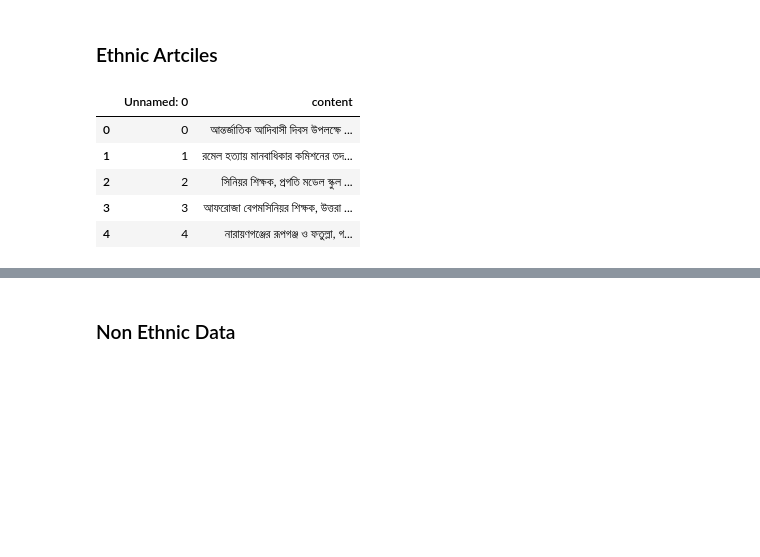
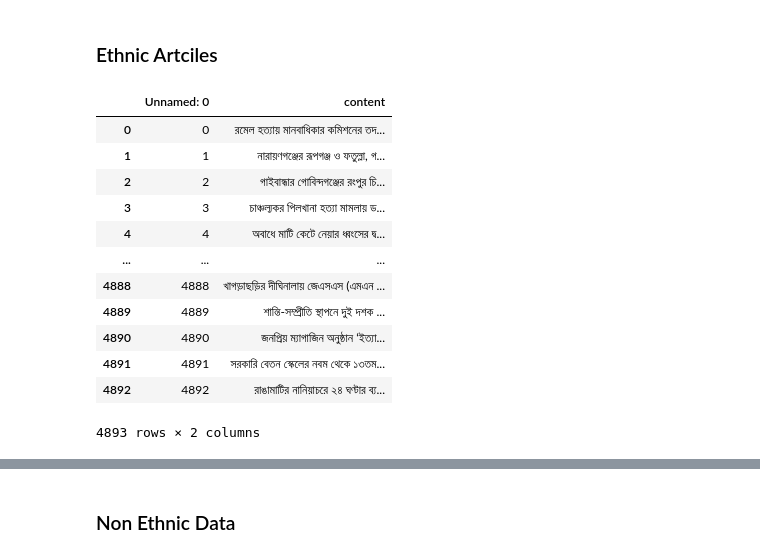
Before and after one commit to abj-paul/Representation-Discrimination-of-Ethnic-People-in-Bangladesh, a Jupyter notebook: few-shot-classification/Gemini_1_5.ipynb, the cells around one changed output, grey strips where cells are left out. Saved outputs shown, nothing was run; the diff lists cells and outputs as text; code cells hidden in the pictures; blank space fills up the shorter version.

```diff
--- a/few-shot-classification/Gemini_1_5.ipynb
+++ b/few-shot-classification/Gemini_1_5.ipynb
@@ -117,13 +99,20 @@ def post_process_gemini_1_5_flash_response_to_json(text):
 ### Ethnic Artciles
 # %%
 import pandas as pd
-ethnic_df = pd.read_csv("../annotation-tool/backend/ethnic_dataset_exp0_5342.csv")
-ethnic_df.head()
+ethnic_df = pd.read_csv("../data/ethnic_dataset_4893_after_removing_rakhain.csv")
+ethnic_df
 # %% [output]
 |  | Unnamed: 0 | content |
-| 0 | 0 | আন্তর্জাতিক আদিবাসী দিবস উপলক্ষে ... |
-| 1 | 1 | রমেল হত্যায় মানবাধিকার কমিশনের তদ... |
-| 2 | 2 | সিনিয়র শিক্ষক, প্রগতি মডেল স্কুল ... |
-| 3 | 3 | আফরোজা বেগমসিনিয়র শিক্ষক, উত্তরা ... |
-| 4 | 4 | নারায়ণগঞ্জের রূপগঞ্জ ও ফতুল্লা, গ... |
+| 0 | 0 | রমেল হত্যায় মানবাধিকার কমিশনের তদ... |
+| 1 | 1 | নারায়ণগঞ্জের রূপগঞ্জ ও ফতুল্লা, গ... |
+| 2 | 2 | গাইবান্ধার গোবিন্দগঞ্জের রংপুর চি... |
+| 3 | 3 | চাঞ্চল্যকর পিলখানা হত্যা মামলায় ড... |
+| 4 | 4 | অবাধে মাটি কেটে নেয়ার ধ্বংসের দ্ব... |
+| ... | ... | ... |
+| 4888 | 4888 | খাগড়াছড়ির দীঘিনালায় জেএসএস (এমএন ... |
+| 4889 | 4889 | শান্তি-সম্প্রীতি স্থাপনে দুই দশক ... |
+| 4890 | 4890 | জনপ্রিয় ম্যাগাজিন অনুষ্ঠান ‘ইত্যা... |
+| 4891 | 4891 | সরকারি বেতন স্কেলের নবম থেকে ১৩তম... |
+| 4892 | 4892 | রাঙামাটির নানিয়াচরে ২৪ ঘণ্টার ব্য... |
+4893 rows × 2 columns
 # %%
```
Also changed, not shown: parts of 10 cells of this notebook, 2 other files.
